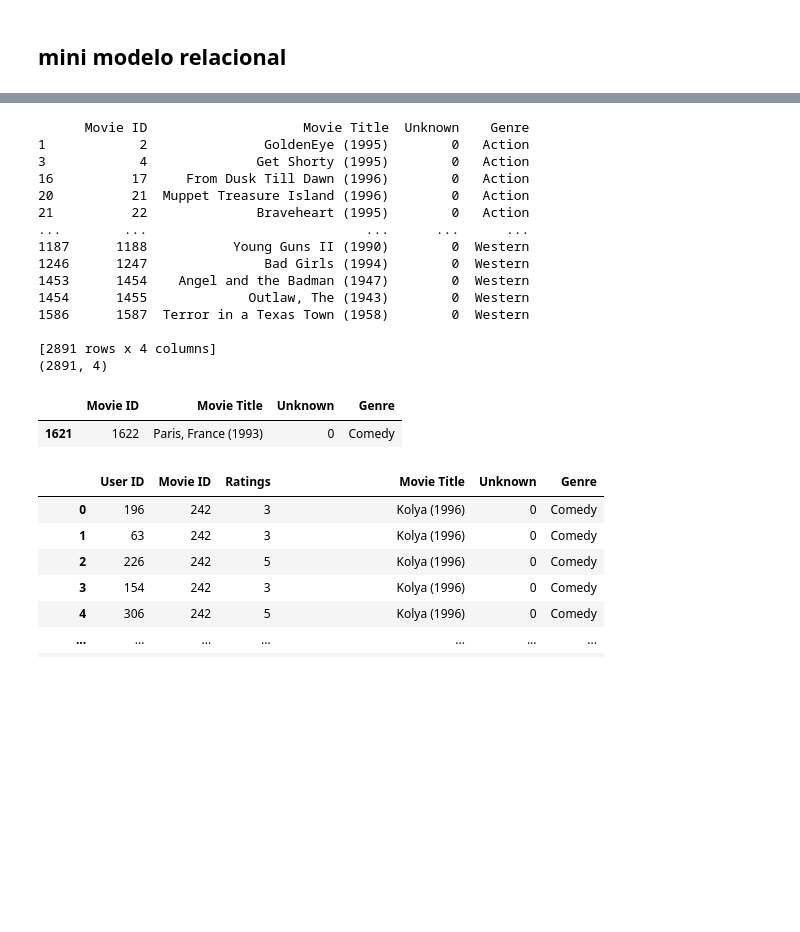
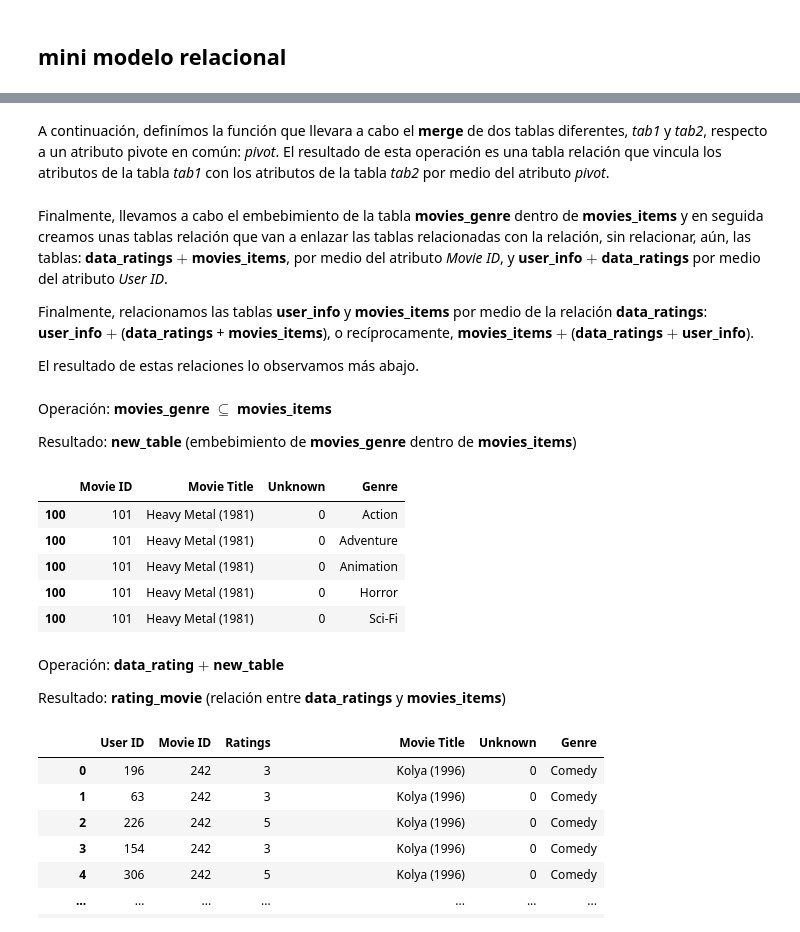
Before and after one commit to estebanhernandezr/Entregas-Semanales, a Jupyter notebook: SantiagoEsteban_AlvarezHernandez_ML_3.ipynb, the cells around one changed output, grey strips where cells are left out. Cells and saved outputs as stored; diff of their text form; code cells hidden in the pictures; blank space fills up the shorter version.

```diff
--- a/SantiagoEsteban_AlvarezHernandez_ML_3.ipynb
+++ b/SantiagoEsteban_AlvarezHernandez_ML_3.ipynb
@@ -252,6 +283,8 @@ def incorporar_genero_peliculas(genre):
     new_items = pd.concat([ACCI, ADVE, ANIM, CHIL, COME, CRIM, DOCU, DRAM, FANT, NOIR, HORR, MUSI, MYST, ROMA, SCIF, THRI, WARS, WEST])
     #print(new_items)
     return new_items
+# %% [markdown]
+A continuación, definímos la función que llevara a cabo el **merge** de dos tablas diferentes, *tab1* y *tab2*, respecto a un atributo pivote en común: *pivot*. El resultado de esta operación es una tabla relación que vincula los atributos de la tabla *tab1* con los atributos de la tabla *tab2* por medio del atributo *pivot*.
 # %%
 def fusionar_por_atributo(tab1, tab2, pivot):
     tab1_c = tab1.copy()
@@ -260,34 +293,37 @@ def fusionar_por_atributo(tab1, tab2, pivot):
     new_tab = pd.merge(tab1, tab2, on=pivot)
     #print(new_tab)
     return new_tab
+# %% [markdown]
+Finalmente, llevamos a cabo el embebimiento de la tabla **movies_genre** dentro de **movies_items** y en seguida creamos unas tablas relación que van a enlazar las tablas relacionadas con la relación, sin relacionar, aún, las tablas: **data_ratings** $+$ **movies_items**, por medio del atributo *Movie ID*, y **user_info** $+$ **data_ratings** por medio del atributo *User ID*.
+
+Finalmente, relacionamos las tablas **user_info** y **movies_items** por medio de la relación **data_ratings**: **user_info** $+$ (**data_ratings** + **movies_items**), o recíprocamente, **movies_items** $+$ (**data_ratings** $+$ **user_info**).
+
+El resultado de estas relaciones lo observamos más abajo.
 # %%
 new_table = incorporar_genero_peliculas(movies_items)
 rating_movie = fusionar_por_atributo(data_ratings, new_table, 'Movie ID')
 rating_user = fusionar_por_atributo(data_ratings, user_info, 'User ID')
 relation_table1 = fusionar_por_atributo(rating_movie, user_info, 'User ID')
 relation_table2 = fusionar_por_atributo(rating_user, new_table, 'Movie ID')
+# %% [markdown]
+Operación: **movies_genre** $\subseteq$ **movies_items**
+
+Resultado: **new_table** (embebimiento de **movies_genre** dentro de **movies_items**)
 # %%
-print(new_table)
-print(new_table.shape)
-new_table.loc[new_table['Movie ID'] == 1622]
+# print(new_table)
+# print(new_table.shape)
+new_table.loc[new_table['Movie ID'] == 101]
 # %% [output]
-      Movie ID                    Movie Title  Unknown    Genre
-1            2               GoldenEye (1995)        0   Action
-3            4              Get Shorty (1995)        0   Action
-16          17     From Dusk Till Dawn (1996)        0   Action
-20          21  Muppet Treasure Island (1996)        0   Action
-21          22              Braveheart (1995)        0   Action
-...        ...                            ...      ...      ...
-1187      1188           Young Guns II (1990)        0  Western
-1246      1247               Bad Girls (1994)        0  Western
-1453      1454    Angel and the Badman (1947)        0  Western
-1454      1455             Outlaw, The (1943)        0  Western
-1586      1587  Terror in a Texas Town (1958)        0  Western
-
-[2891 rows x 4 columns]
-(2891, 4)
 |  | Movie ID | Movie Title | Unknown | Genre |
-| 1621 | 1622 | Paris, France (1993) | 0 | Comedy |
+| 100 | 101 | Heavy Metal (1981) | 0 | Action |
+| 100 | 101 | Heavy Metal (1981) | 0 | Adventure |
+| 100 | 101 | Heavy Metal (1981) | 0 | Animation |
+| 100 | 101 | Heavy Metal (1981) | 0 | Horror |
+| 100 | 101 | Heavy Metal (1981) | 0 | Sci-Fi |
+# %% [markdown]
+Operación: **data_rating** $+$ **new_table**
+
+Resultado: **rating_movie** (relación entre **data_ratings** y **movies_items**)
 # %%
 rating_movie
 # %% [output]
```
Also changed, not shown: parts of 19 cells of this notebook.
